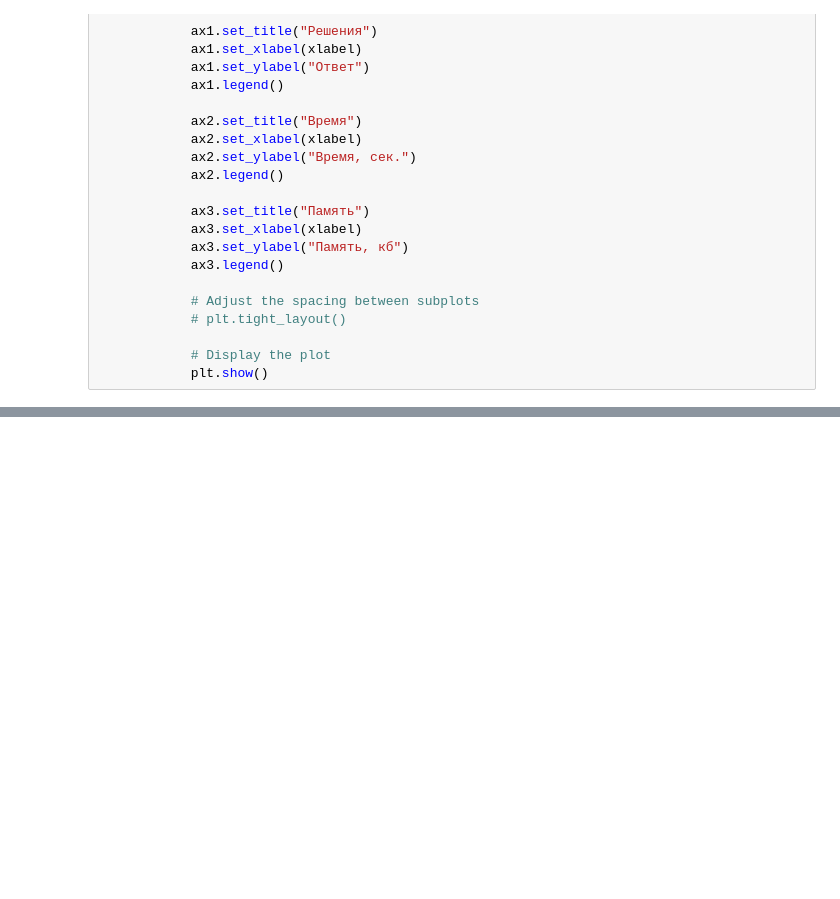
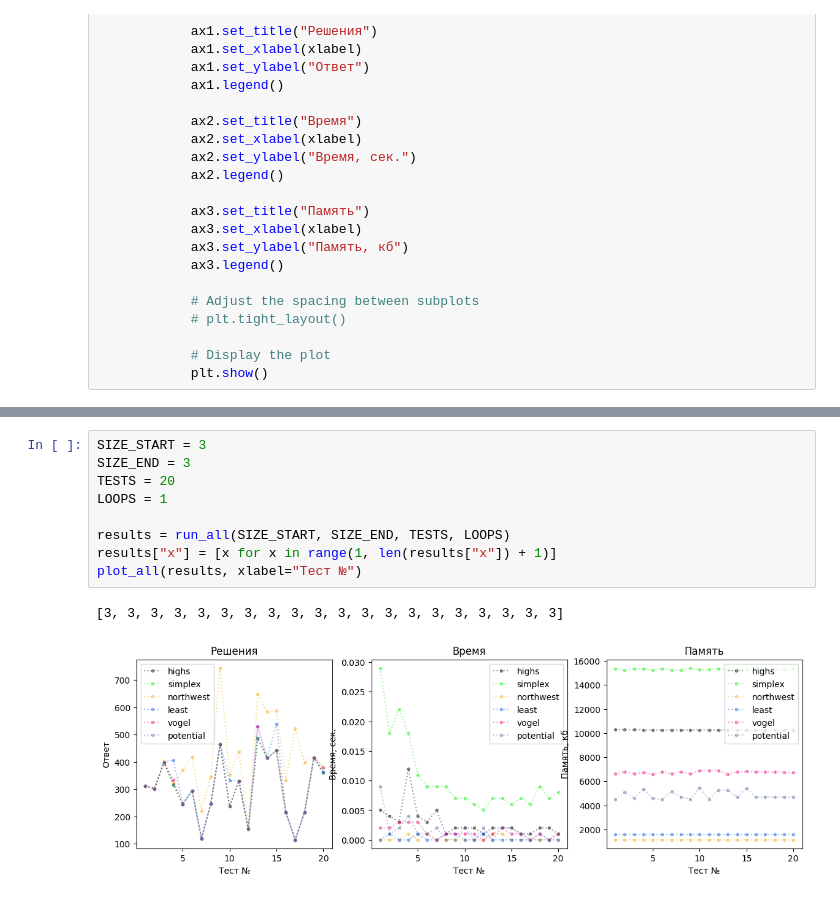
Before and after one commit to multifacs/transport-problem-new, a Jupyter notebook: plots.ipynb, the cells around one changed output, grey strips where cells are left out. Cells and saved outputs as stored; diff of their text form; blank space fills up the shorter version.

```diff
--- a/plots.ipynb
+++ b/plots.ipynb
@@ -366,0 +448,12 @@ scatter_all(results)
+# %%
+SIZE_START = 3
+SIZE_END = 3
+TESTS = 20
+LOOPS = 1
+
+results = run_all(SIZE_START, SIZE_END, TESTS, LOOPS)
+results["x"] = [x for x in range(1, len(results["x"]) + 1)]
+plot_all(results, xlabel="Тест №")
+# %% [output]
+[3, 3, 3, 3, 3, 3, 3, 3, 3, 3, 3, 3, 3, 3, 3, 3, 3, 3, 3, 3]
+[figure, added]
```
Also changed, not shown: parts of 17 cells of this notebook, 13 other files.
